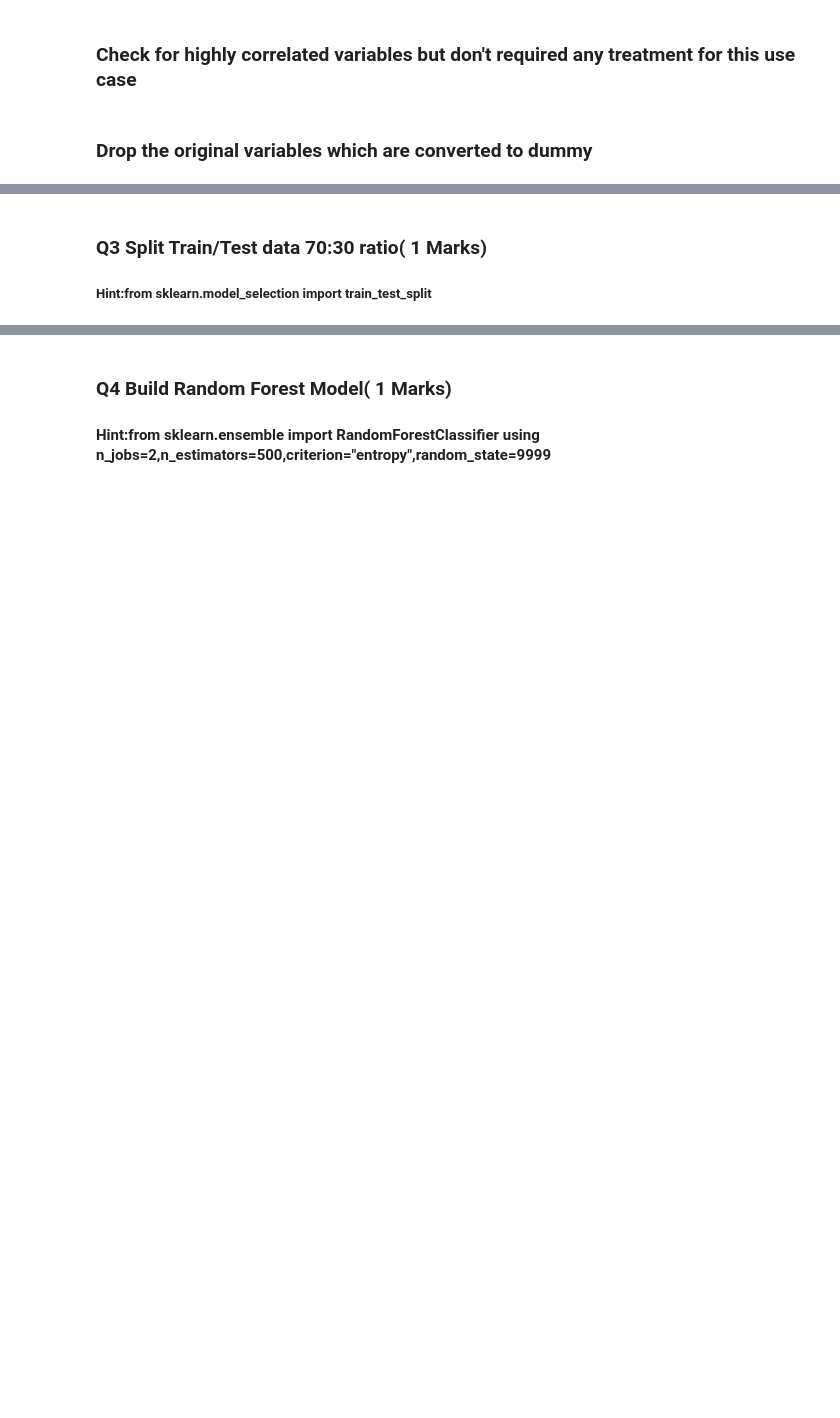
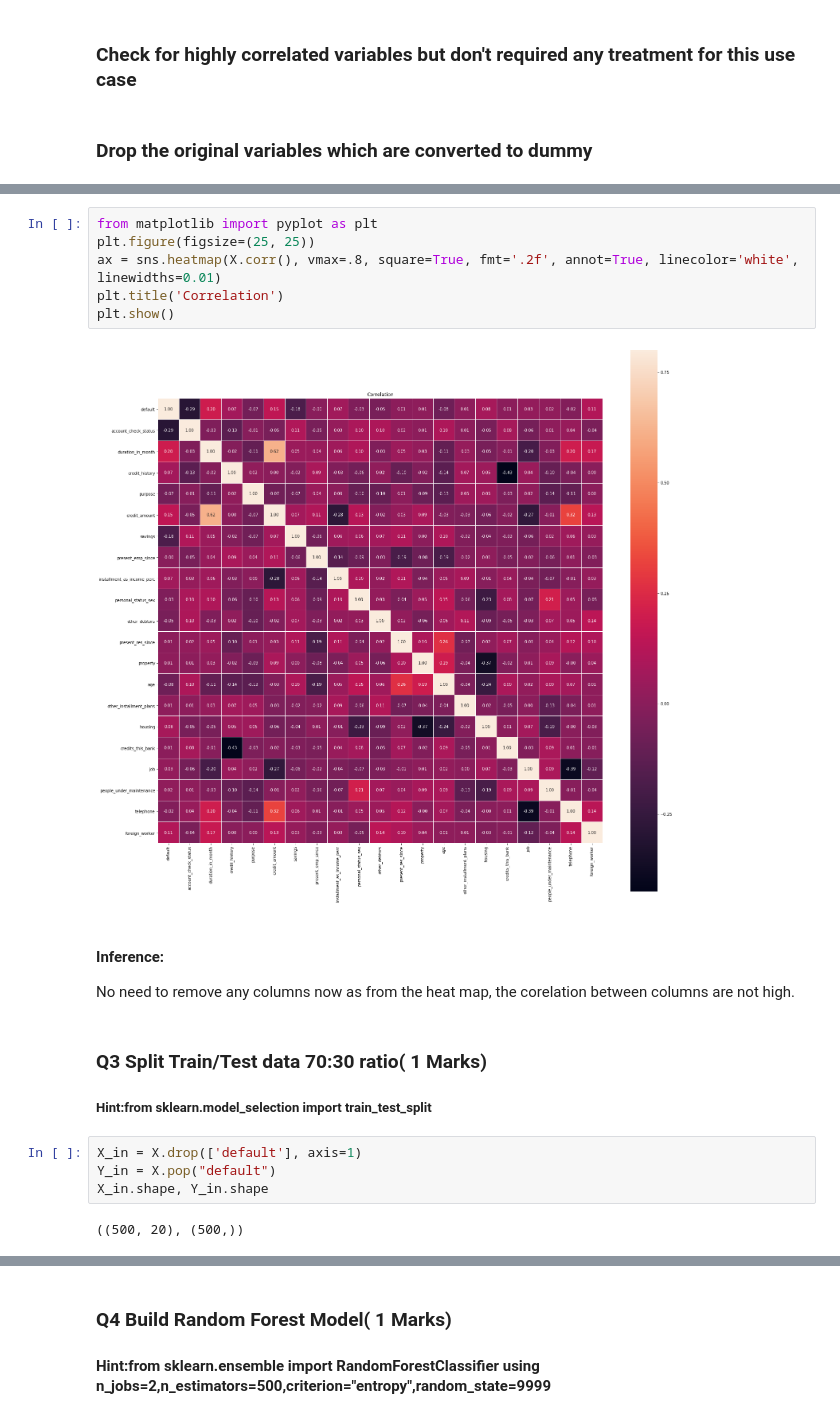
Before and after one commit to GreatLearningAIML1/bangalore-feb-batch-siju-samuel, a Jupyter notebook: R4_Lab_External_ValidationAccuracy/R4_External_Lab_Validation_Accuracy.ipynb, the cells around one changed output, grey strips where cells are left out. Drawn from its saved outputs; the diff is of its cells as text; blank space fills up the shorter version.

```diff
--- a/R4_Lab_External_ValidationAccuracy/R4_External_Lab_Validation_Accuracy.ipynb
+++ b/R4_Lab_External_ValidationAccuracy/R4_External_Lab_Validation_Accuracy.ipynb
@@ -114,3 +195,20 @@ X.shape
+# %%
+from matplotlib import pyplot as plt
+plt.figure(figsize=(25, 25))
+ax = sns.heatmap(X.corr(), vmax=.8, square=True, fmt='.2f', annot=True, linecolor='white', linewidths=0.01)
+plt.title('Correlation')
+plt.show()
+# %% [output]
+[figure, added]
+# %% [markdown]
+#### Inference:
+No need to remove any columns now as from the heat map, the corelation between columns are not high.
 # %% [markdown]
 ### Q3 Split Train/Test data 70:30 ratio( 1 Marks)
 ##### Hint:from sklearn.model_selection import train_test_split
+# %%
+X_in = X.drop(['default'], axis=1)
+Y_in = X.pop("default")
+X_in.shape, Y_in.shape
+# %% [output]
+((500, 20), (500,))
```
Also changed, not shown: parts of 20 cells of this notebook.
